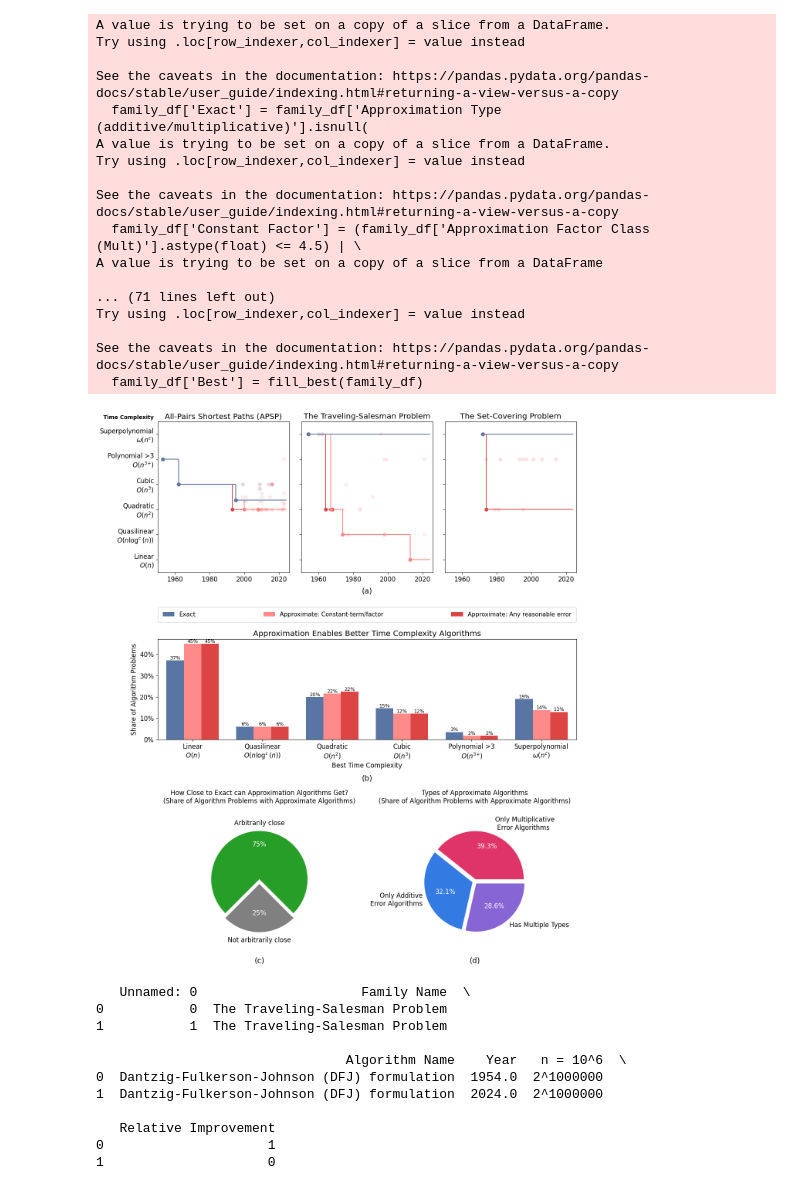
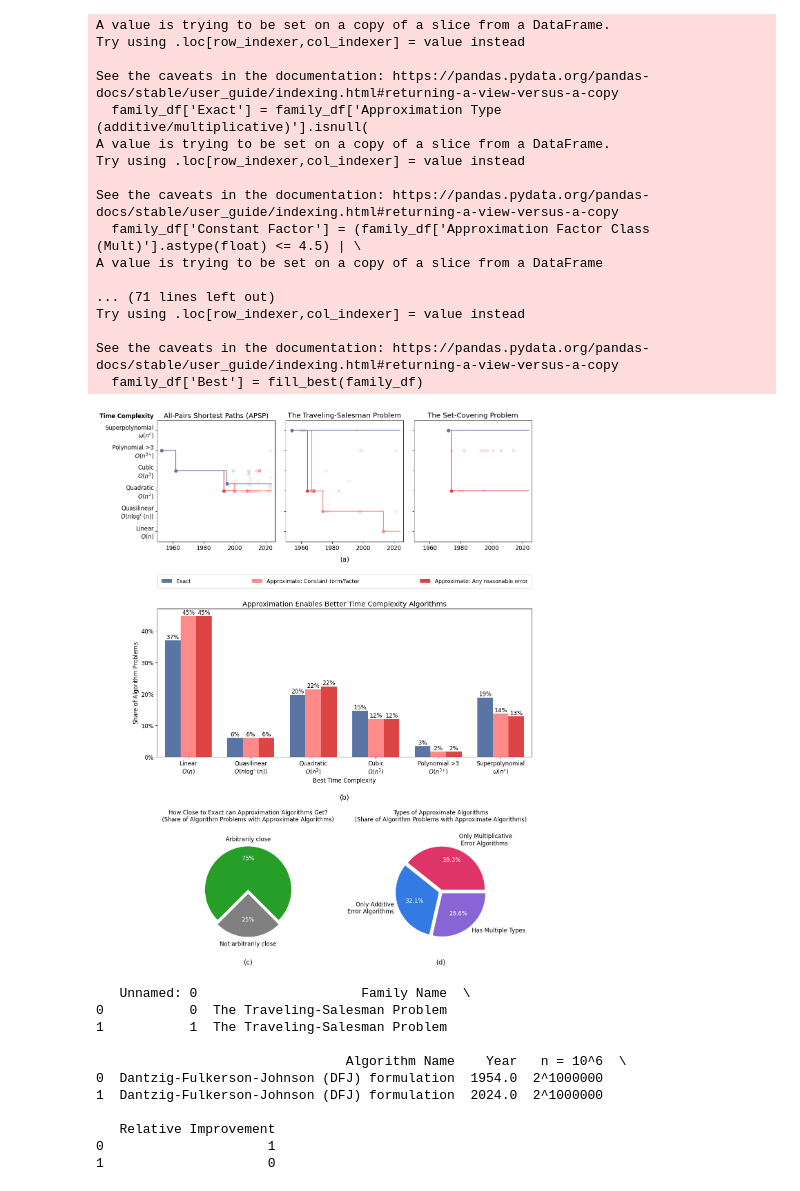
Before and after one commit to andrewlucasgs/approximation-algorithms, a Jupyter notebook: generate_figures.ipynb, the cells around one changed output. Saved outputs shown, nothing was run; the diff lists cells and outputs as text; code cells hidden in the pictures.

```diff
--- a/generate_figures.ipynb
+++ b/generate_figures.ipynb
@@ -132,6 +132,8 @@ import matplotlib.pyplot as plt
 import pandas as pd
 import numpy as np
 from matplotlib.gridspec import GridSpec
+
+#plt.rcParams['text.usetex'] = True
 
 # Load your dataset for the first plot
 df = pd.read_csv('datasets/algorithm-time-complexity-classes.csv')
@@ -154,8 +156,8 @@ def fill_best(df, column="Time Complexity Class"):
 
 
 # Create the GridSpec layout: 2 columns, 3 rows
-fig = plt.figure(figsize=(14, 18))
-gs = GridSpec(3, 6, figure=fig, height_ratios=[1.5, 1, 1.5])
+fig = plt.figure(figsize=(14, 20.25))
+gs = GridSpec(3, 6, figure=fig, height_ratios=[0.9, 1.1, 1])
 
 # First row: Create individual subplots for each family (spanning 2 columns per family)
 for idx, (family, start_col) in enumerate(zip(families, [0, 2, 4])):
@@ -175,7 +177,7 @@ for idx, (family, start_col) in enumerate(zip(families, [0, 2, 4])):
         ax.tick_params(labelleft=False)
 
     if idx == 1:
-        ax.text(0.5, -0.1, "(a)", transform=ax.transAxes,
+        ax.text(0.5, -0.12, "(a)", transform=ax.transAxes,
                 fontsize=14, va='top', ha='center')
 
     # Each family spans 2 columns
@@ -245,7 +247,7 @@ for idx, (family, start_col) in enumerate(zip(families, [0, 2, 4])):
     if start_col == 0:
         ax.set_ylabel('')
         ax.annotate('Time Complexity', xy=(
-            -0.03, 1.02), xycoords='axes fraction', ha='right', fontsize=10, rotation=0, fontweight='bold')
+            -0.03, 1.02), xycoords='axes fraction', ha='right', rotation=0, fontweight='bold')
 
     # Update the y-axis tick labels, splitting before the square brackets and removing them
     ax.set_yticks(np.arange(3, 9, 1), [
@@ -253,12 +255,12 @@ for idx, (family, start_col) in enumerate(zip(families, [0, 2, 4])):
         'Quasilinear\n$O(n \log^c(n))$',
         'Quadratic\n$O(n^2)$',
         'Cubic\n$O(n^3)$',
-        'Polynomial >3\n$O(n^{\\text{3+}})$',
+        'Polynomial >3\n$O(n^{\\mathrm{3\\!+}}\\!)$',
         'Superpolynomial\n$\omega(n^c)$'
     ])
 # Second plot (grouped bar chart) spanning both columns in the second row
 ax2 = fig.add_subplot(gs[1, :])  # This spans both columns
-ax2.text(0.5, -0.35, "(b)", transform=ax2.transAxes,
+ax2.text(0.5, -0.25, "(b)", transform=ax2.transAxes,
          fontsize=14, va='top', ha='center')
 
 # Load the data for the second plot
@@ -283,7 +285,7 @@ ax2.set_xticklabels([
     'Quasilinear\n$O(n \log^c(n))$',
     'Quadratic\n$O(n^2)$',
     'Cubic\n$O(n^3)$',
-    'Polynomial >3\n$O(n^{\\text{3+}})$',
+    'Polynomial >3\n$O(n^{\\mathrm{3\\!+}}\\!)$',
     'Superpolynomial\n$\omega(n^c)$'
 ])
 
@@ -297,13 +299,13 @@ for bar in ax2.patches:
     yval = bar.get_height()
     if yval > 0:
         ax2.text(bar.get_x() + bar.get_width() / 2.0, yval +
-                 0.5, f'{yval:.0f}%', ha='center', fontsize=9)
+                 0.5, f'{yval:.0f}%', ha='center', fontsize=12)
 
 ax2.yaxis.set_major_formatter(plt.FuncFormatter(lambda x, _: f'{x:.0f}%'))
 
 # Move legend above the title and compress horizontally
 ax2.legend(loc='upper center', bbox_to_anchor=(
-    0.5, 1.35), ncol=3, frameon=True, fontsize=11, columnspacing=11.5, borderpad=0.8)
+    0.5, 1.25), ncol=3, frameon=True, fontsize=11, columnspacing=11.5, borderpad=0.8)
 
 # Update the title as requested
 ax2.set_title('Approximation Enables Better Time Complexity Algorithms')
@@ -417,34 +419,34 @@ for text in texts:
 # Add a title to the fourth pie chart
 ax4.set_title('Types of Approximate Algorithms\n(Share of Algorithm Problems with Approximate Algorithms)',
               color='black', fontsize=12, ha='center')
 
 # Adjust the overall layout to prevent overlapping
 # plt.tight_layout()
 # Increase the space between the plots (you can adjust the value)
 plt.subplots_adjust(hspace=0.5)
 
 # Save and display the combined plot
 plt.savefig('figures/figure 2.png', bbox_inches='tight')
 plt.show()
 # %% [output]
 A value is trying to be set on a copy of a slice from a DataFrame.
 Try using .loc[row_indexer,col_indexer] = value instead
 
 See the caveats in the documentation: https://pandas.pydata.org/pandas-docs/stable/user_guide/indexing.html#returning-a-view-versus-a-copy
   family_df['Exact'] = family_df['Approximation Type (additive/multiplicative)'].isnull(
 A value is trying to be set on a copy of a slice from a DataFrame.
 Try using .loc[row_indexer,col_indexer] = value instead
 
 See the caveats in the documentation: https://pandas.pydata.org/pandas-docs/stable/user_guide/indexing.html#returning-a-view-versus-a-copy
   family_df['Constant Factor'] = (family_df['Approximation Factor Class (Mult)'].astype(float) <= 4.5) | \
 A value is trying to be set on a copy of a slice from a DataFrame
 
 ... (71 lines left out)
 Try using .loc[row_indexer,col_indexer] = value instead
 
 See the caveats in the documentation: https://pandas.pydata.org/pandas-docs/stable/user_guide/indexing.html#returning-a-view-versus-a-copy
   family_df['Best'] = fill_best(family_df)
-[figure, old version]
+[figure, new version]
 # %%
 import matplotlib.pyplot as plt
 import numpy as np
```
Also changed, not shown: parts of 1 cell of this notebook, 6 other files.
